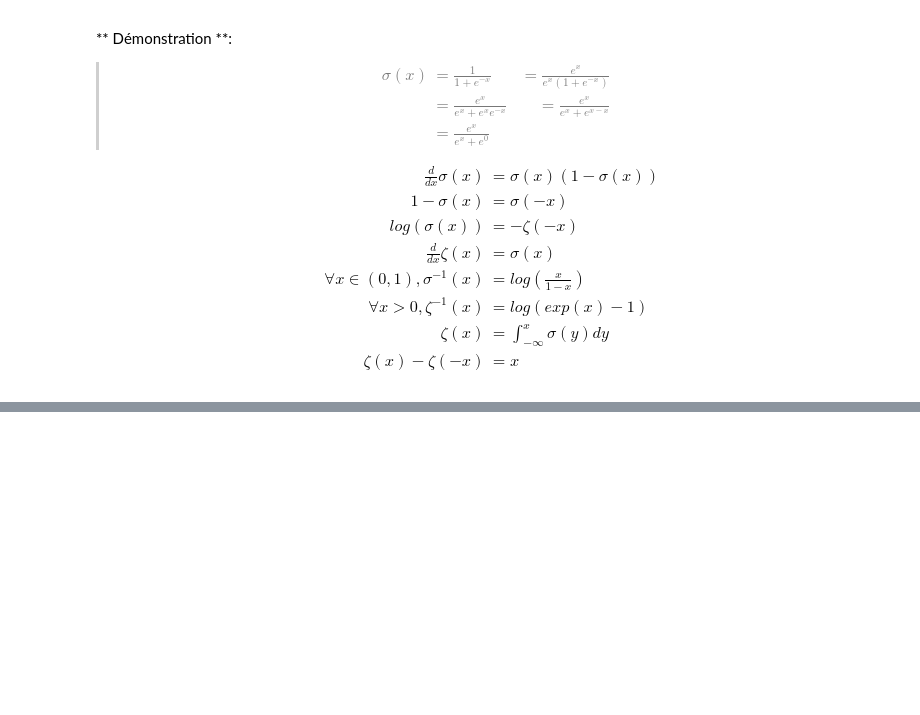
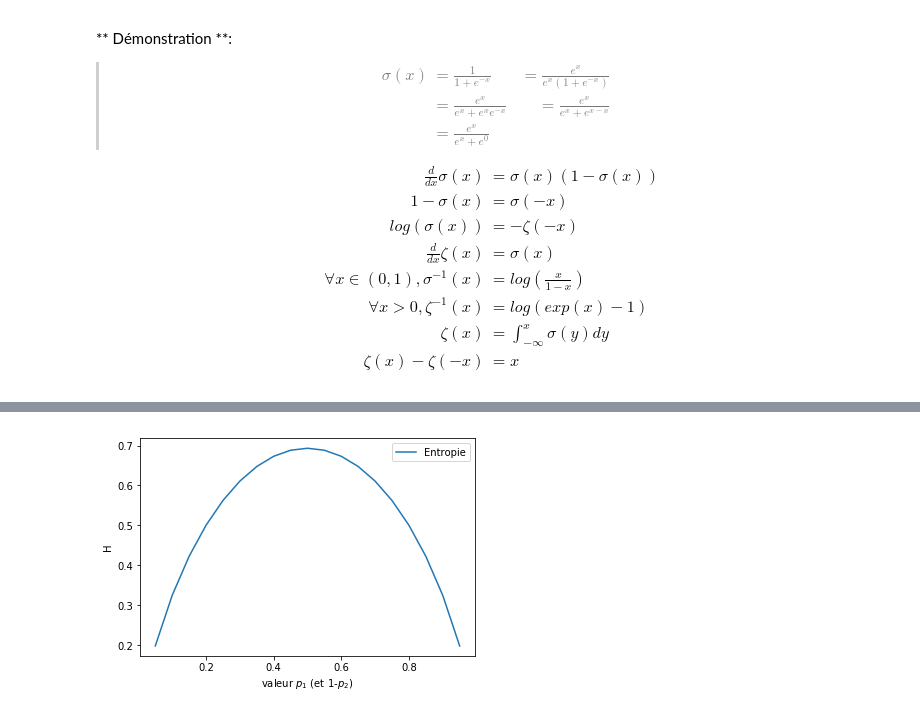
Before and after one commit to manueldeval/nn-course, a Jupyter notebook: src/Probabilites.ipynb, the cells around one changed output, grey strips where cells are left out. Drawn from its saved outputs; the diff is of its cells as text; code cells hidden in the pictures; blank space fills up the shorter version.

Commit message:
Ajout d'une partie sur softmax et la cross-entropie

```diff
--- a/src/Probabilites.ipynb
+++ b/src/Probabilites.ipynb
@@ -680,0 +721,19 @@ log (\sigma(x)) &= -\zeta(-x) \\
+# %%
+from matplotlib import pyplot as plt
+from math import log,exp
+import numpy as np
+
+p_1 = np.arange(0.05,1,0.05)
+p_2 = np.arange(0.95,0,-0.05)
+prob = np.vstack((p_1,p_2)).T
+
+H = [ -(p[0]*log(p[0])+p[1]*log(p[1]))  for p in prob]
+
+g1, = plt.plot(p_1,H, label="Entropie")
+
+plt.legend(handles=[g1])
+plt.xlabel('valeur $p_1$ (et 1-$p_2$)')
+plt.ylabel('H')
+plt.show()
+# %% [output]
+[figure, added]
```
Also changed, not shown: parts of 5 cells of this notebook.
